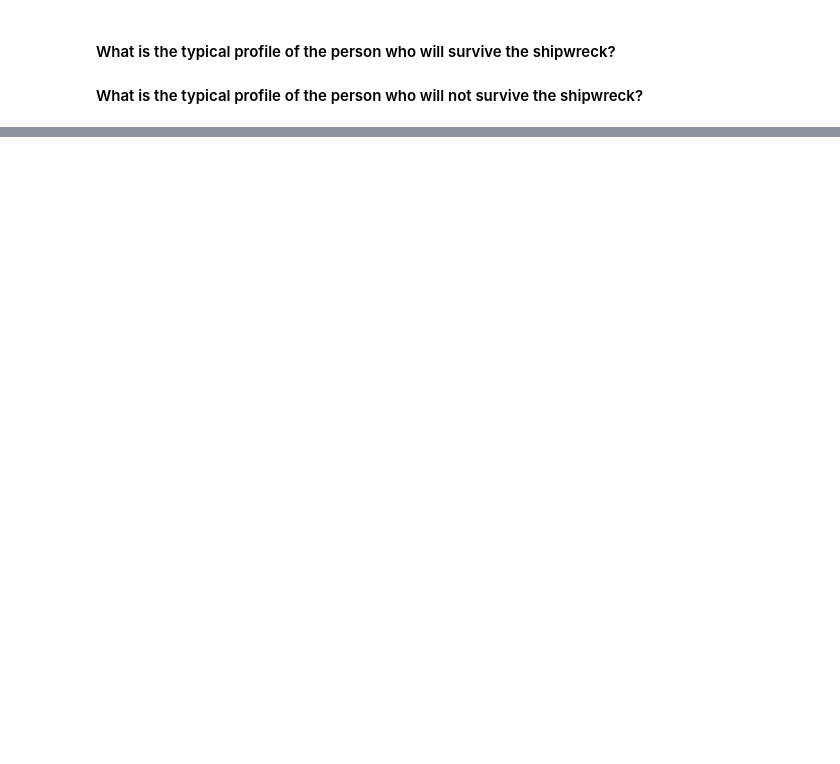
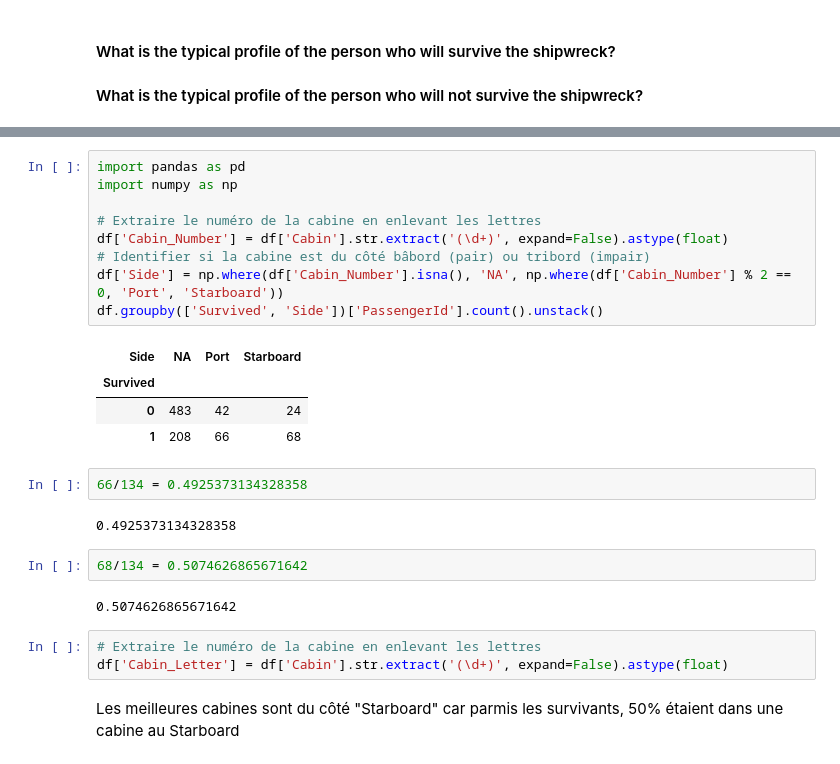
Before and after one commit to saraaaaahb/data-science-tutorials, a Jupyter notebook: introduction-to-python/Introduction to pandas.ipynb, the cells around one changed output, grey strips where cells are left out. Cells and saved outputs as stored; diff of their text form; blank space fills up the shorter version.

Commit message:
First test pour panda

```diff
--- a/introduction-to-python/Introduction to pandas.ipynb
+++ b/introduction-to-python/Introduction to pandas.ipynb
@@ -240,0 +285,27 @@ df[['Survived', 'Pclass', 'Age', 'Fare', 'SibSp', 'Parch']].corr().style.backgro
+# %%
+import pandas as pd
+import numpy as np
+
+# Extraire le numéro de la cabine en enlevant les lettres
+df['Cabin_Number'] = df['Cabin'].str.extract('(\d+)', expand=False).astype(float)
+# Identifier si la cabine est du côté bâbord (pair) ou tribord (impair)
+df['Side'] = np.where(df['Cabin_Number'].isna(), 'NA', np.where(df['Cabin_Number'] % 2 == 0, 'Port', 'Starboard'))
+df.groupby(['Survived', 'Side'])['PassengerId'].count().unstack()
+# %% [output]
+| Side | NA | Port | Starboard |
+| Survived |  |  |  |
+| 0 | 483 | 42 | 24 |
+| 1 | 208 | 66 | 68 |
+# %%
+66/134 = 0.4925373134328358
+# %% [output]
+0.4925373134328358
+# %%
+68/134 = 0.5074626865671642
+# %% [output]
+0.5074626865671642
+# %%
+# Extraire le numéro de la cabine en enlevant les lettres
+df['Cabin_Letter'] = df['Cabin'].str.extract('(\d+)', expand=False).astype(float)
+# %% [markdown]
+Les meilleures cabines sont du côté "Starboard" car parmis les survivants, 50% étaient dans une cabine au Starboard
```
Also changed, not shown: parts of 9 cells of this notebook.
